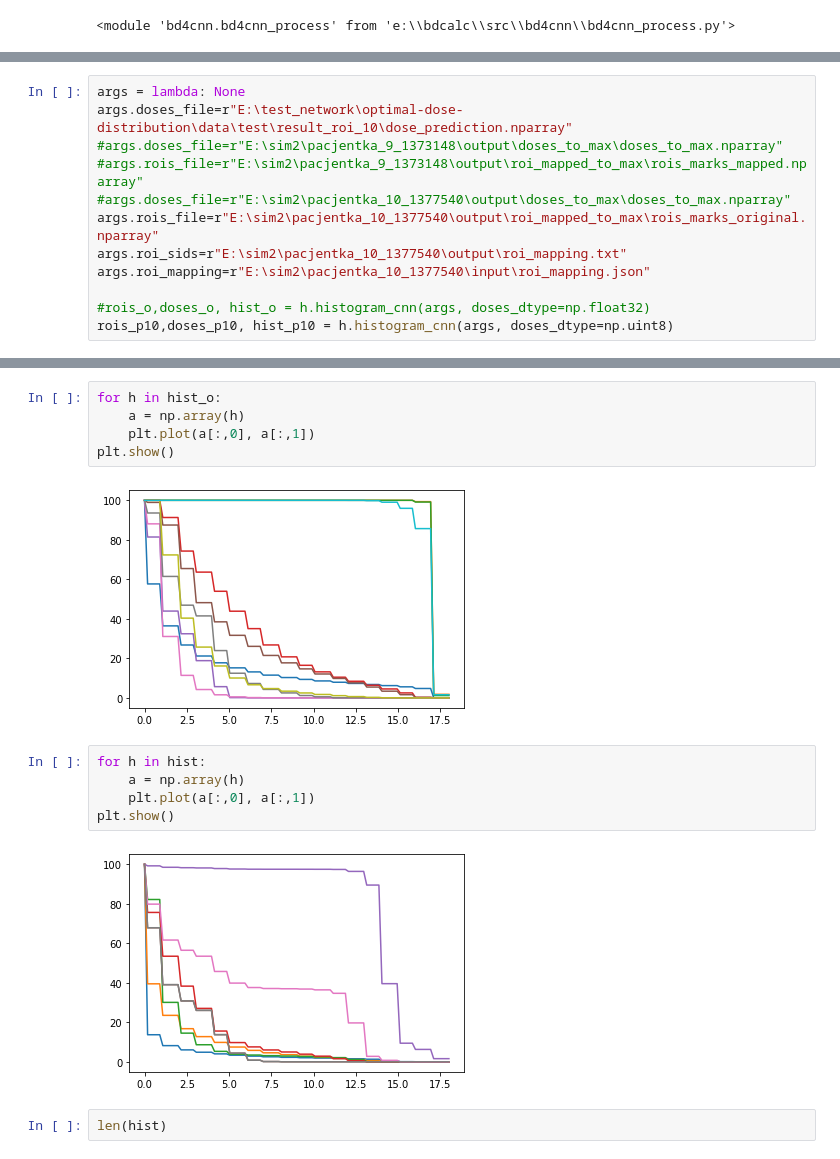
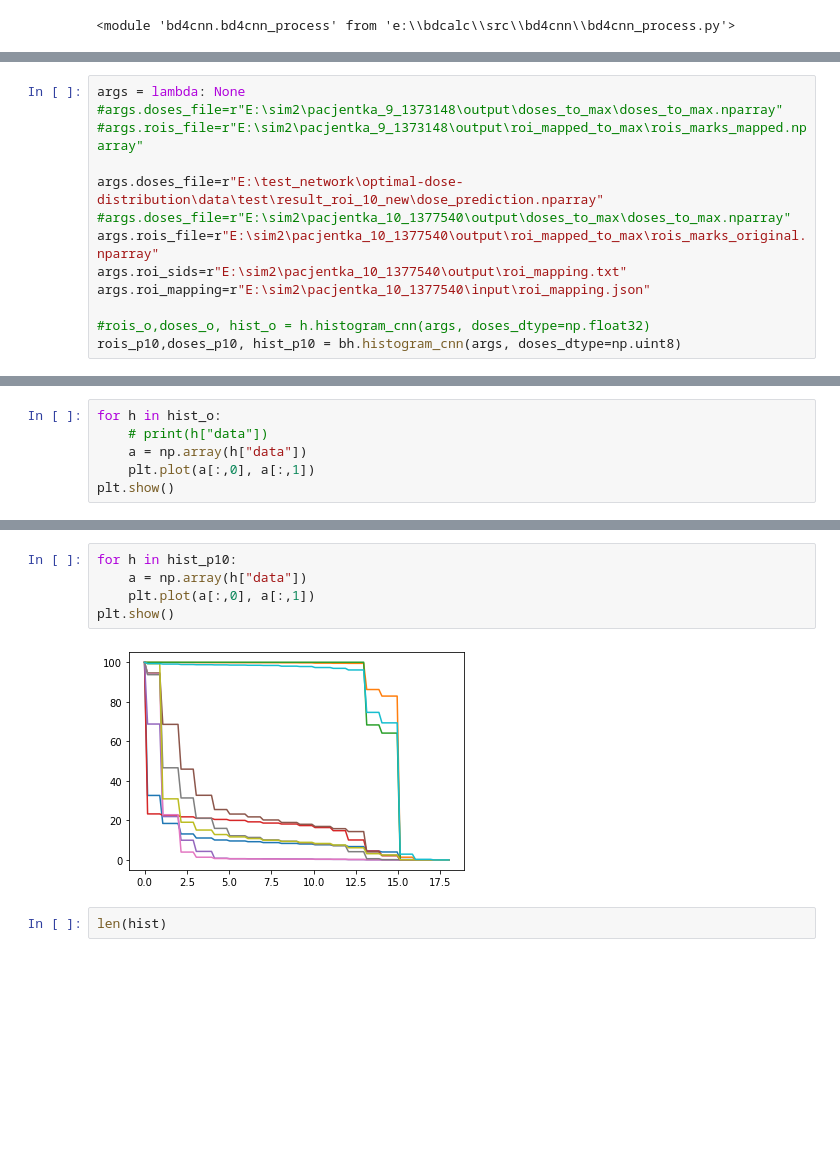
Before and after one commit to szmurlor/bdcalc, a Jupyter notebook: bdcalc_cnn.ipynb, the cells around one changed output, grey strips where cells are left out. Saved outputs shown, nothing was run; the diff lists cells and outputs as text; blank space fills up the shorter version.

Commit message:
POprawki w rysowaniu histogramow.
eval_cnn_teaaching.ipynb

```diff
--- a/bdcalc_cnn.ipynb
+++ b/bdcalc_cnn.ipynb
@@ -48,14 +48,15 @@ importlib.reload(bdcalc.histogram)
 <module 'bdcalc.histogram' from 'e:\\bdcalc\\src\\bdcalc\\histogram.py'>
 # %%
 args = lambda: None
-args.doses_file=r"E:\test_network\optimal-dose-distribution\data\test\result_roi_10\dose_prediction.nparray"
 #args.doses_file=r"E:\sim2\pacjentka_9_1373148\output\doses_to_max\doses_to_max.nparray"
 #args.rois_file=r"E:\sim2\pacjentka_9_1373148\output\roi_mapped_to_max\rois_marks_mapped.nparray"
+
+args.doses_file=r"E:\test_network\optimal-dose-distribution\data\test\result_roi_10_new\dose_prediction.nparray"
 #args.doses_file=r"E:\sim2\pacjentka_10_1377540\output\doses_to_max\doses_to_max.nparray"
 args.rois_file=r"E:\sim2\pacjentka_10_1377540\output\roi_mapped_to_max\rois_marks_original.nparray"
 args.roi_sids=r"E:\sim2\pacjentka_10_1377540\output\roi_mapping.txt"
 args.roi_mapping=r"E:\sim2\pacjentka_10_1377540\input\roi_mapping.json"
 
 #rois_o,doses_o, hist_o = h.histogram_cnn(args, doses_dtype=np.float32)
-rois_p10,doses_p10, hist_p10 = h.histogram_cnn(args, doses_dtype=np.uint8)
+rois_p10,doses_p10, hist_p10 = bh.histogram_cnn(args, doses_dtype=np.uint8)
 # %% [output]
@@ -77,0 +80,6 @@ IndexError: boolean index did not match indexed array along dimension 0; dimensi
+# %%
+for h in hist_o:
+    # print(h["data"])
+    a = np.array(h["data"])
+    plt.plot(a[:,0], a[:,1])
+plt.show()
@@ -78,17 +88,10 @@ IndexError: boolean index did not match indexed array along dimension 0; dimensi
 # %%
-for h in hist_o:
-    a = np.array(h)
+for h in hist_p10:
+    a = np.array(h["data"])
     plt.plot(a[:,0], a[:,1])
 plt.show()
 # %% [output]
-[figure, old version]
+[figure, new version]
-# %%
-for h in hist:
-    a = np.array(h)
-    plt.plot(a[:,0], a[:,1])
-plt.show()
-# %% [output]
-[figure, removed]
 # %%
 len(hist)
 # %% [output]
```
Also changed, not shown: parts of 7 cells of this notebook, 2 other files.
